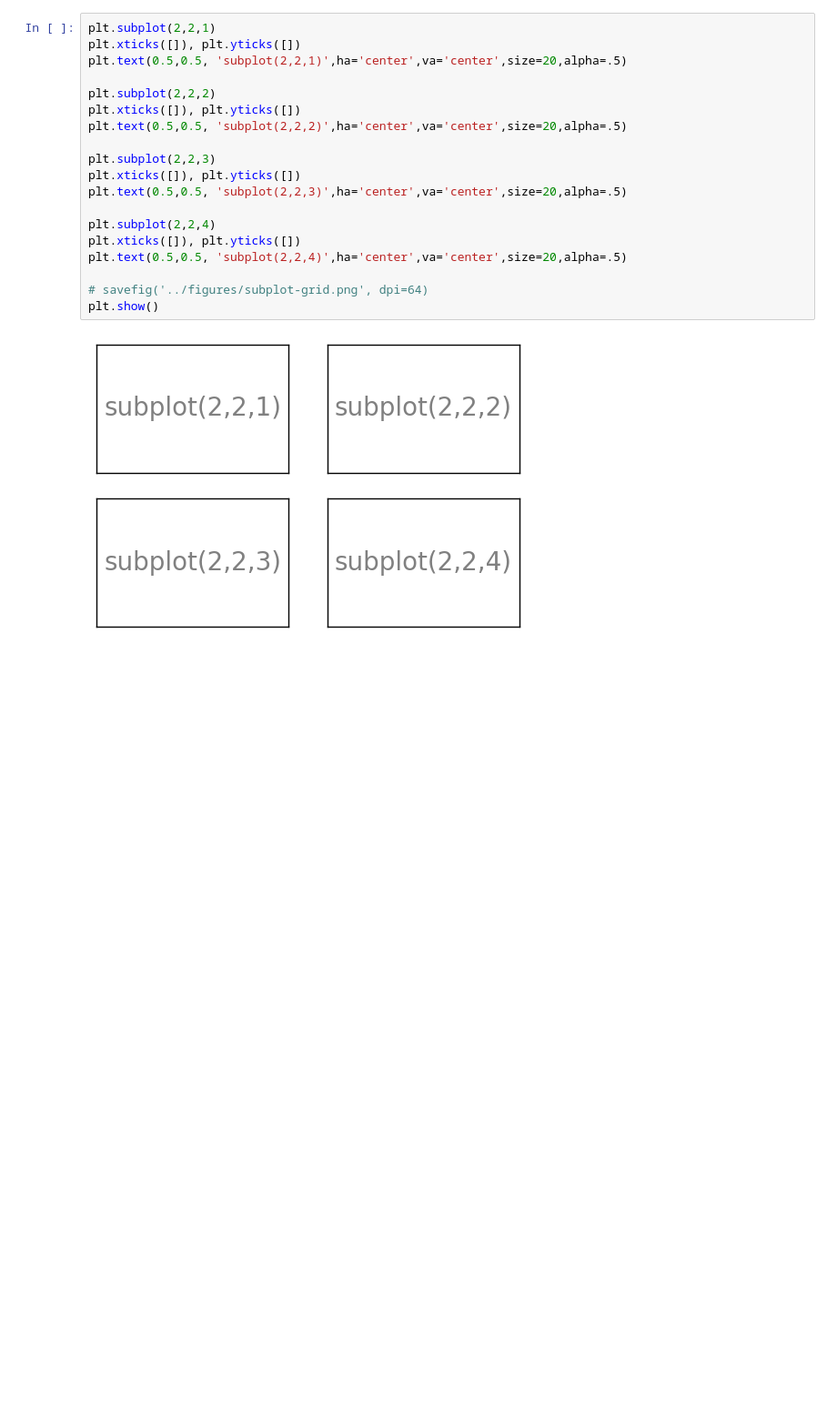
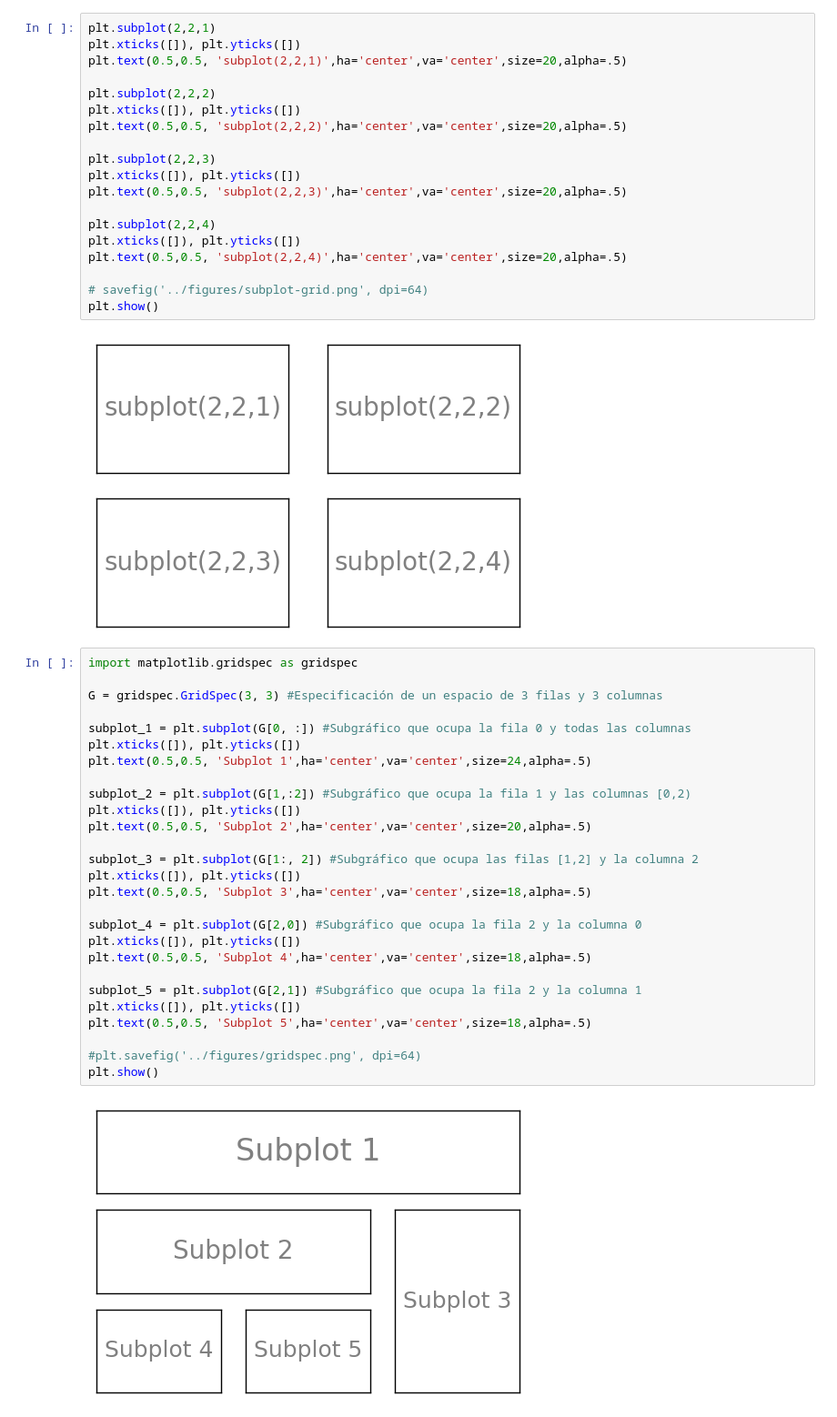
Before and after one commit to Kenji-K/python-para-data-science, a Jupyter notebook: matplotlib.ipynb, the cells around one changed output. Shown at 91% size. Cells and saved outputs as stored; diff of their text form; blank space fills up the shorter version.

```diff
--- a/matplotlib.ipynb
+++ b/matplotlib.ipynb
@@ -351,3 +369,32 @@ plt.text(0.5,0.5, 'subplot(2,2,4)',ha='center',va='center',size=20,alpha=.5)
 plt.show()
 # %% [output]
 [figure]
+# %%
+import matplotlib.gridspec as gridspec
+
+G = gridspec.GridSpec(3, 3) #Especificación de un espacio de 3 filas y 3 columnas
+
+subplot_1 = plt.subplot(G[0, :]) #Subgráfico que ocupa la fila 0 y todas las columnas
+plt.xticks([]), plt.yticks([])
+plt.text(0.5,0.5, 'Subplot 1',ha='center',va='center',size=24,alpha=.5)
+
+subplot_2 = plt.subplot(G[1,:2]) #Subgráfico que ocupa la fila 1 y las columnas [0,2)
+plt.xticks([]), plt.yticks([])
+plt.text(0.5,0.5, 'Subplot 2',ha='center',va='center',size=20,alpha=.5)
+
+subplot_3 = plt.subplot(G[1:, 2]) #Subgráfico que ocupa las filas [1,2] y la columna 2
+plt.xticks([]), plt.yticks([])
+plt.text(0.5,0.5, 'Subplot 3',ha='center',va='center',size=18,alpha=.5)
+
+subplot_4 = plt.subplot(G[2,0]) #Subgráfico que ocupa la fila 2 y la columna 0
+plt.xticks([]), plt.yticks([])
+plt.text(0.5,0.5, 'Subplot 4',ha='center',va='center',size=18,alpha=.5)
+
+subplot_5 = plt.subplot(G[2,1]) #Subgráfico que ocupa la fila 2 y la columna 1
+plt.xticks([]), plt.yticks([])
+plt.text(0.5,0.5, 'Subplot 5',ha='center',va='center',size=18,alpha=.5)
+
+#plt.savefig('../figures/gridspec.png', dpi=64)
+plt.show()
+# %% [output]
+[figure, added]
```
Also changed, not shown: parts of 12 cells of this notebook.
